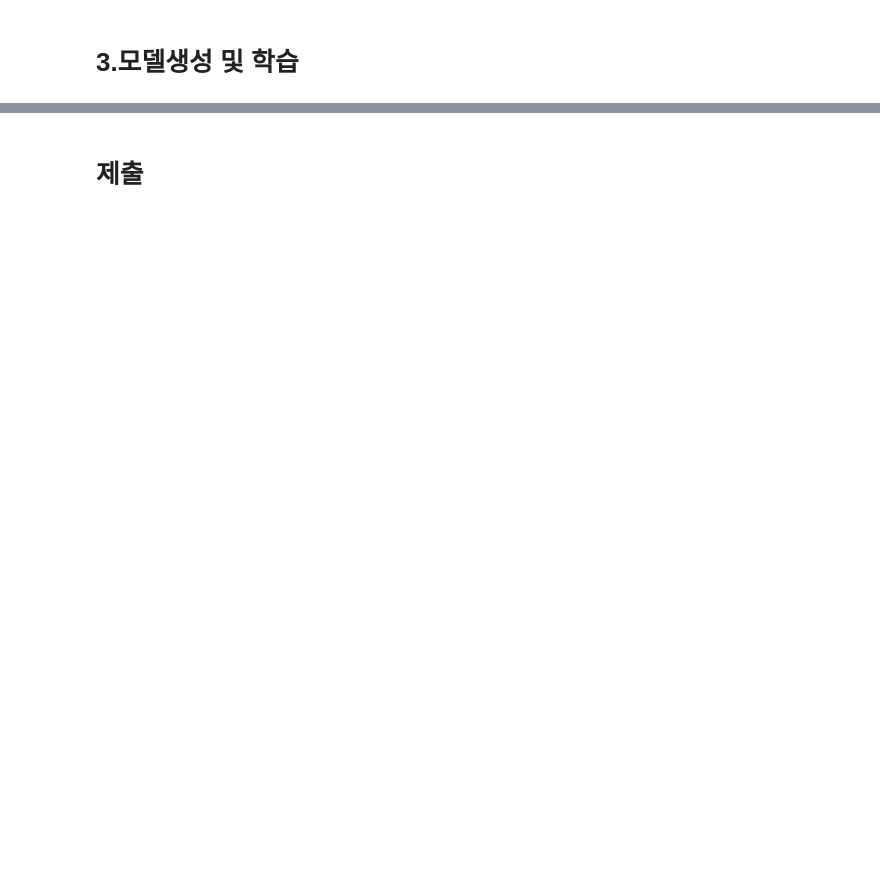
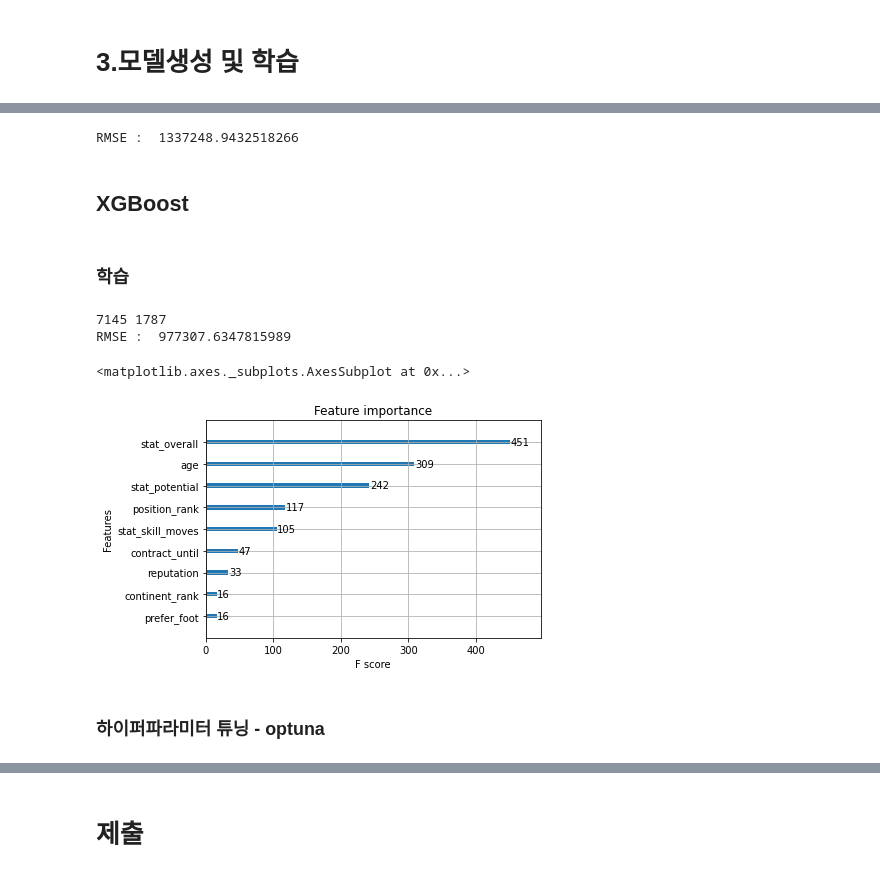
Before and after one commit to Sunnnyyy16/Dacon_study, a Jupyter notebook: FIFA/FIFA_payment.ipynb, the cells around one changed output, grey strips where cells are left out. Saved outputs shown, nothing was run; the diff lists cells and outputs as text; code cells hidden in the pictures; blank space fills up the shorter version.

```diff
--- a/FIFA/FIFA_payment.ipynb
+++ b/FIFA/FIFA_payment.ipynb
@@ -246,0 +411,3 @@ MF (미드필더) > DF(Defensive Midfielder) > ST(striker) > GK (골키퍼)
+# %%
+X= train.drop(['id','name','continent','position','value'],axis=1)
+y=train['value']
@@ -246,0 +442,3 @@ MF (미드필더) > DF(Defensive Midfielder) > ST(striker) > GK (골키퍼)
+# %%
+from sklearn.model_selection import train_test_split
+train_x, val_x, train_y, val_y = train_test_split(X,y, test_size=.20, random_state=42)
@@ -246,0 +451,13 @@ MF (미드필더) > DF(Defensive Midfielder) > ST(striker) > GK (골키퍼)
+# %%
+# 모델링 라이브러리
+from sklearn.ensemble import RandomForestRegressor
+from sklearn.metrics import mean_squared_error
+
+rf_reg = RandomForestRegressor(n_estimators=200, random_state=42)
+rf_reg.fit(train_x, train_y)
+pred= rf_reg.predict(val_x)
+
+mse= mean_squared_error(val_y, pred)
+rmse= mse**(1/2)
+
+print("RMSE: ", rmse)
@@ -246,0 +542,16 @@ MF (미드필더) > DF(Defensive Midfielder) > ST(striker) > GK (골키퍼)
+# %%
+# modeling fit
+rf_regop = RandomForestRegressor(**rf_trial_params)
+rf_study = rf_regop.fit(train_x,train_y)
+
+rf_pred_op = rf_regop.predict(val_x)
+mse = mean_squared_error(val_y, rf_pred_op)
+rmse = mse**(1/2)
+
+print("RMSE : ", rmse)
+# %% [output]
+RMSE :  1337248.9432518266
+# %% [markdown]
+## XGBoost
+# %% [markdown]
+### 학습
@@ -246,0 +564,20 @@ MF (미드필더) > DF(Defensive Midfielder) > ST(striker) > GK (골키퍼)
+# %%
+xgb_reg = XGBRegressor(objective='reg:squarederror', n_estimators=200, random_state=42, eval_set=[val_x,val_y])
+
+print(len(train_x), len(val_x))
+xgb_reg.fit(train_x, train_y)
+pred = xgb_reg.predict(val_x)
+mse = mean_squared_error(val_y,pred)
+rmse = mse**(1/2)
+
+print("RMSE : ", rmse)
+# %% [output]
+7145 1787
+RMSE :  977307.6347815989
+# %%
+xgb.plot_importance(xgb_reg)
+# %% [output]
+<matplotlib.axes._subplots.AxesSubplot at 0x...>
+[figure, added]
+# %% [markdown]
+### 하이퍼파라미터 튜닝 - optuna
```
Also changed, not shown: parts of 56 cells of this notebook.
